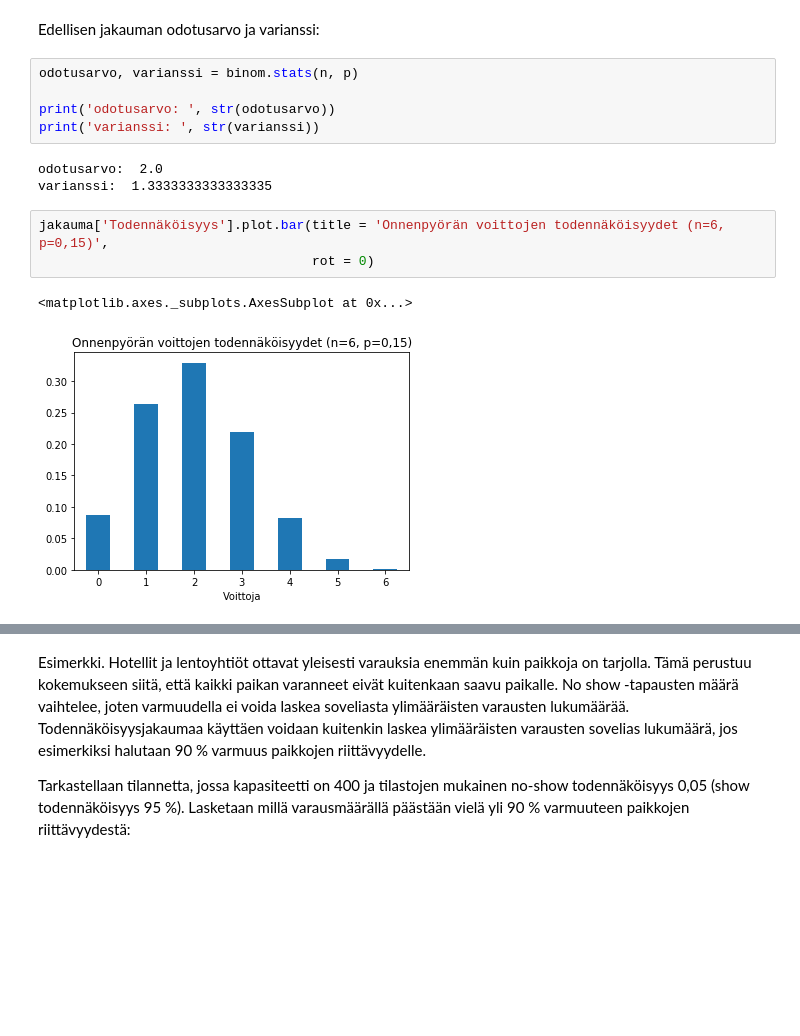
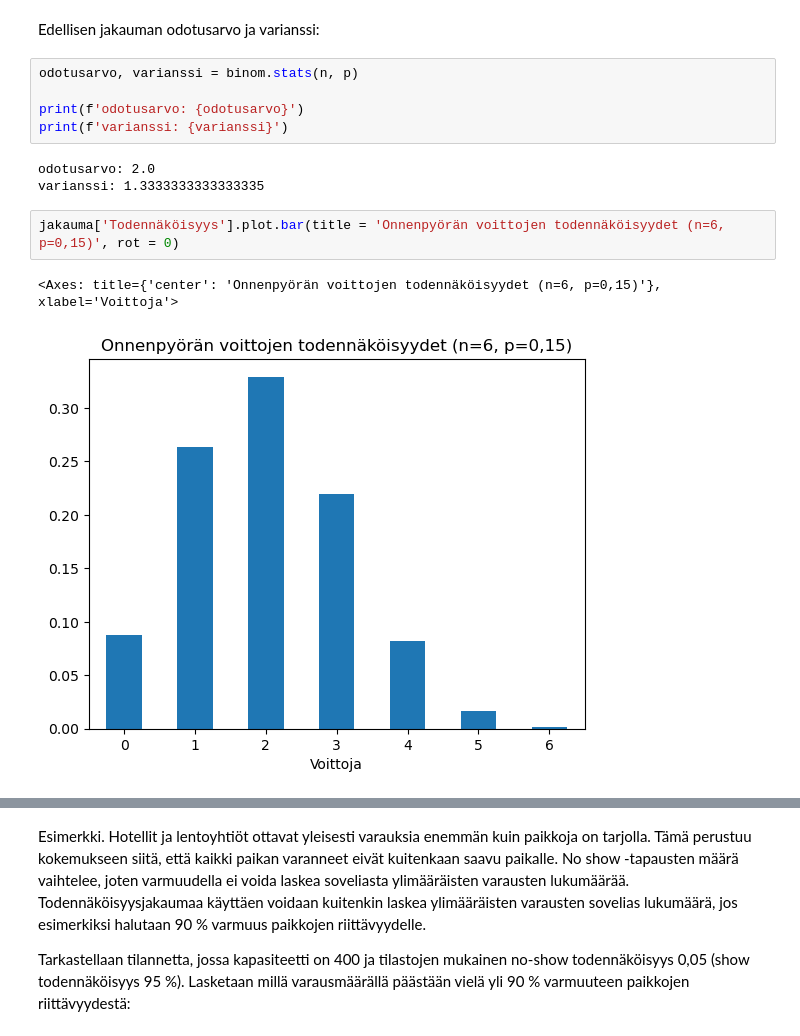
Before and after one commit to taanila/simu, a Jupyter notebook: binomijakauma.ipynb, the cells around one changed output, grey strips where cells are left out. Drawn from its saved outputs; the diff is of its cells as text; blank space fills up the shorter version.

```diff
--- a/binomijakauma.ipynb
+++ b/binomijakauma.ipynb
@@ -89,6 +91,6 @@ Edellisen jakauman odotusarvo ja varianssi:
 # %%
 odotusarvo, varianssi = binom.stats(n, p)
 
-print('odotusarvo: ', str(odotusarvo))
-print('varianssi: ', str(varianssi))
+print(f'odotusarvo: {odotusarvo}')
+print(f'varianssi: {varianssi}')
 # %% [output]
@@ -97,7 +99,6 @@ varianssi:  1.3333333333333335
 # %%
-jakauma['Todennäköisyys'].plot.bar(title = 'Onnenpyörän voittojen todennäköisyydet (n=6, p=0,15)',
-                                   rot = 0)
+jakauma['Todennäköisyys'].plot.bar(title = 'Onnenpyörän voittojen todennäköisyydet (n=6, p=0,15)', rot = 0)
 # %% [output]
-<matplotlib.axes._subplots.AxesSubplot at 0x...>
+<Axes: title={'center': 'Onnenpyörän voittojen todennäköisyydet (n=6, p=0,15)'}, xlabel='Voittoja'>
-[figure, old version]
+[figure, new version]
 # %%
```
Also changed, not shown: parts of 6 cells of this notebook.
